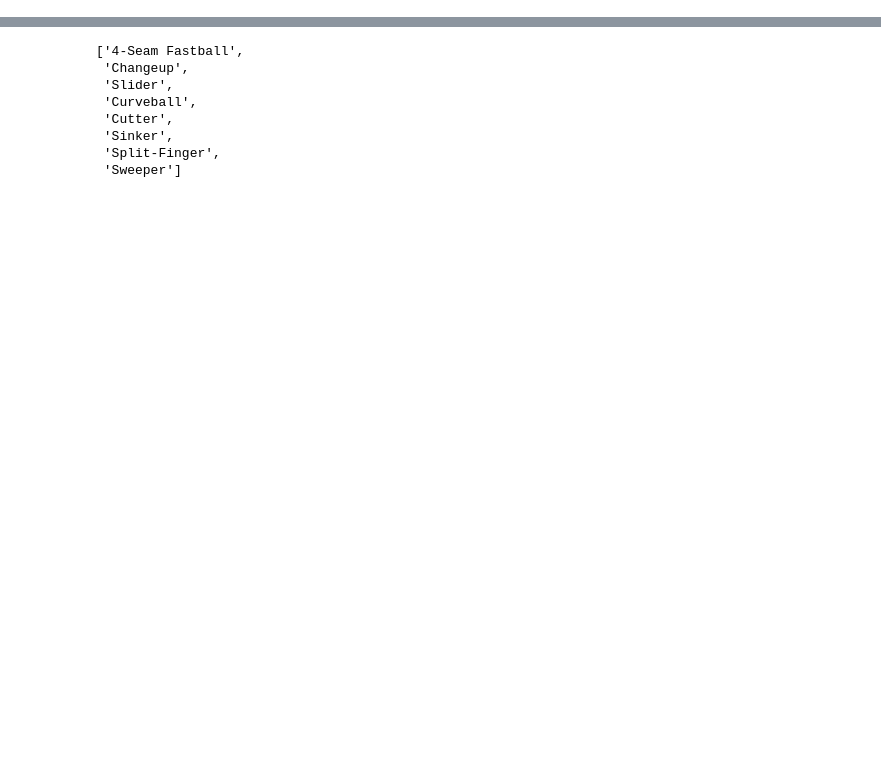
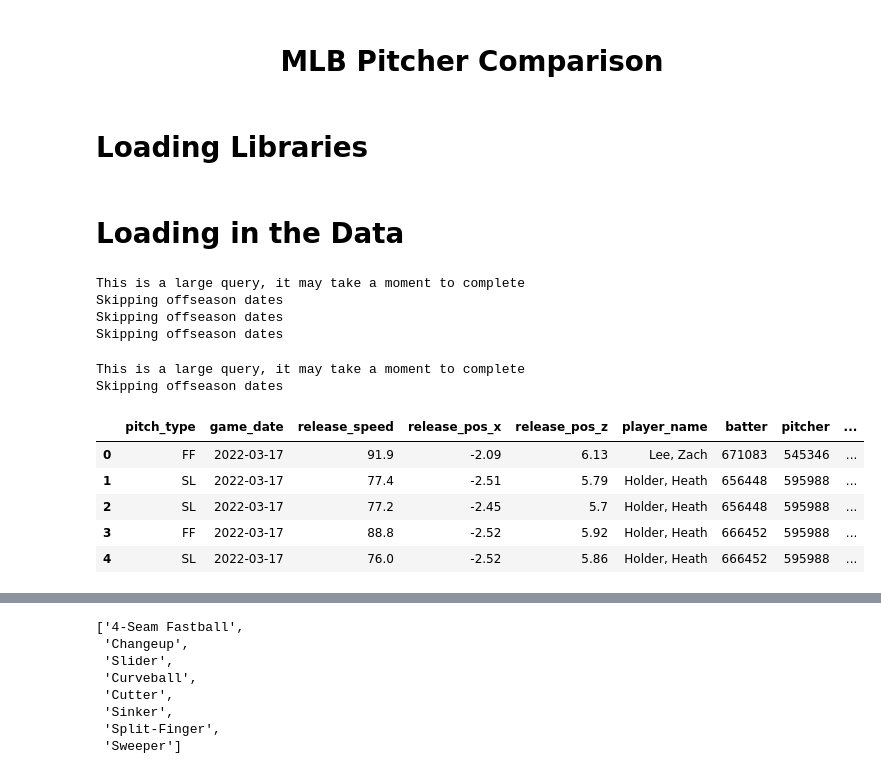
Before and after one commit to jackkalsched/UCSD_Baseball_25, a Jupyter notebook: Pitching/mlb arsenal comparisons/big_league_comparison.ipynb, the cells around one changed output, grey strips where cells are left out. Cells and saved outputs as stored; diff of their text form; code cells hidden in the pictures; blank space fills up the shorter version.

```diff
--- a/Pitching/mlb arsenal comparisons/big_league_comparison.ipynb
+++ b/Pitching/mlb arsenal comparisons/big_league_comparison.ipynb
@@ -20,0 +1,53 @@ statcast_data.sample()
+# %% [markdown]
+<h1 style="text-align: center;">MLB Pitcher Comparison</h1>
+# %% [markdown]
+# Loading Libraries
+# %%
+## pyb stuff
+import pybaseball as pyb
+from pybaseball import  playerid_lookup
+from pybaseball import  statcast_pitcher
+from pybaseball import pitching_stats
+from pybaseball import batting_stats
+from pybaseball import schedule_and_record
+
+import pandas as pd
+pd.set_option('display.max_columns', None)
+
+import numpy as np
+
+## added yesterday's date so the data we get is updated everytime the statcast data cell is ran
+from datetime import date, timedelta, datetime
+today = date.today()
+yesterday = today - timedelta(days=1)
+formatted_date = yesterday.strftime("%Y-%m-%d")
+
+import warnings
+warnings.filterwarnings("ignore")
+# %% [markdown]
+# Loading in the Data
+# %%
+## the code below to run the data takes like 5 1/2 min to run but we get 4 years worth of data
+start_date = '2022-03-01'
+end_date = formatted_date
+
+## gets rid of 08/18/24 --> it's coming as an error on my end for some reason
+statcast_data_p1 = pyb.statcast(start_date, '2024-08-17')
+statcast_data_p2 = pyb.statcast('2024-08-19', end_date)
+
+statcast_data = pd.concat([statcast_data_p1, statcast_data_p2]).sort_values(by='game_date').reset_index(drop=True)
+statcast_data = statcast_data[~statcast_data['pitch_type'].isna()].sort_values(by='game_date').reset_index(drop=True) ## gets rid of the null pitches
+statcast_data.head()
+# %% [output]
+This is a large query, it may take a moment to complete
+Skipping offseason dates
+Skipping offseason dates
+Skipping offseason dates
+This is a large query, it may take a moment to complete
+Skipping offseason dates
+|  | pitch_type | game_date | release_speed | release_pos_x | release_pos_z | player_name | batter | pitcher | ... |
+| 0 | FF | 2022-03-17 | 91.9 | -2.09 | 6.13 | Lee, Zach | 671083 | 545346 | ... |
+| 1 | SL | 2022-03-17 | 77.4 | -2.51 | 5.79 | Holder, Heath | 656448 | 595988 | ... |
+| 2 | SL | 2022-03-17 | 77.2 | -2.45 | 5.7 | Holder, Heath | 656448 | 595988 | ... |
+| 3 | FF | 2022-03-17 | 88.8 | -2.52 | 5.92 | Holder, Heath | 666452 | 595988 | ... |
+| 4 | SL | 2022-03-17 | 76.0 | -2.52 | 5.86 | Holder, Heath | 666452 | 595988 | ... |
```
Also changed, not shown: parts of 15 cells of this notebook, 1 other file.
